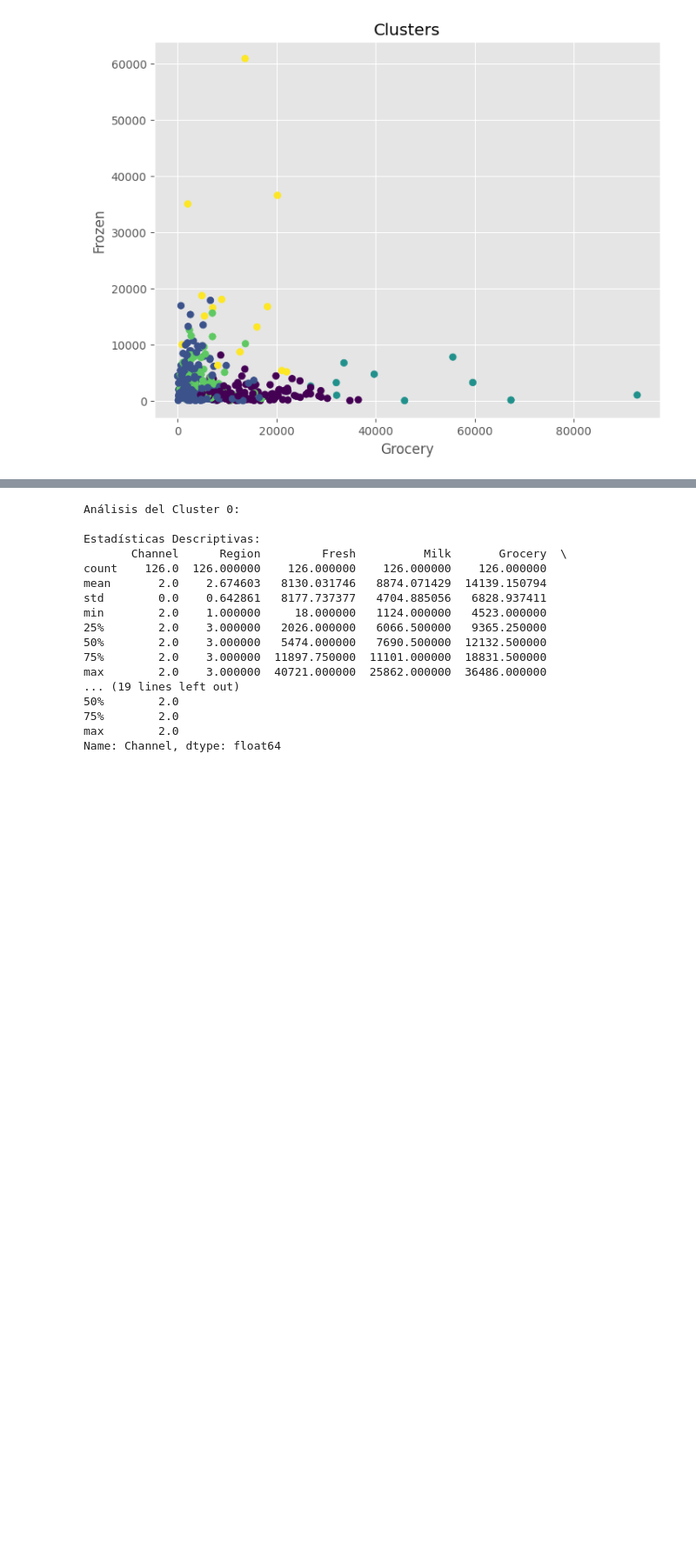
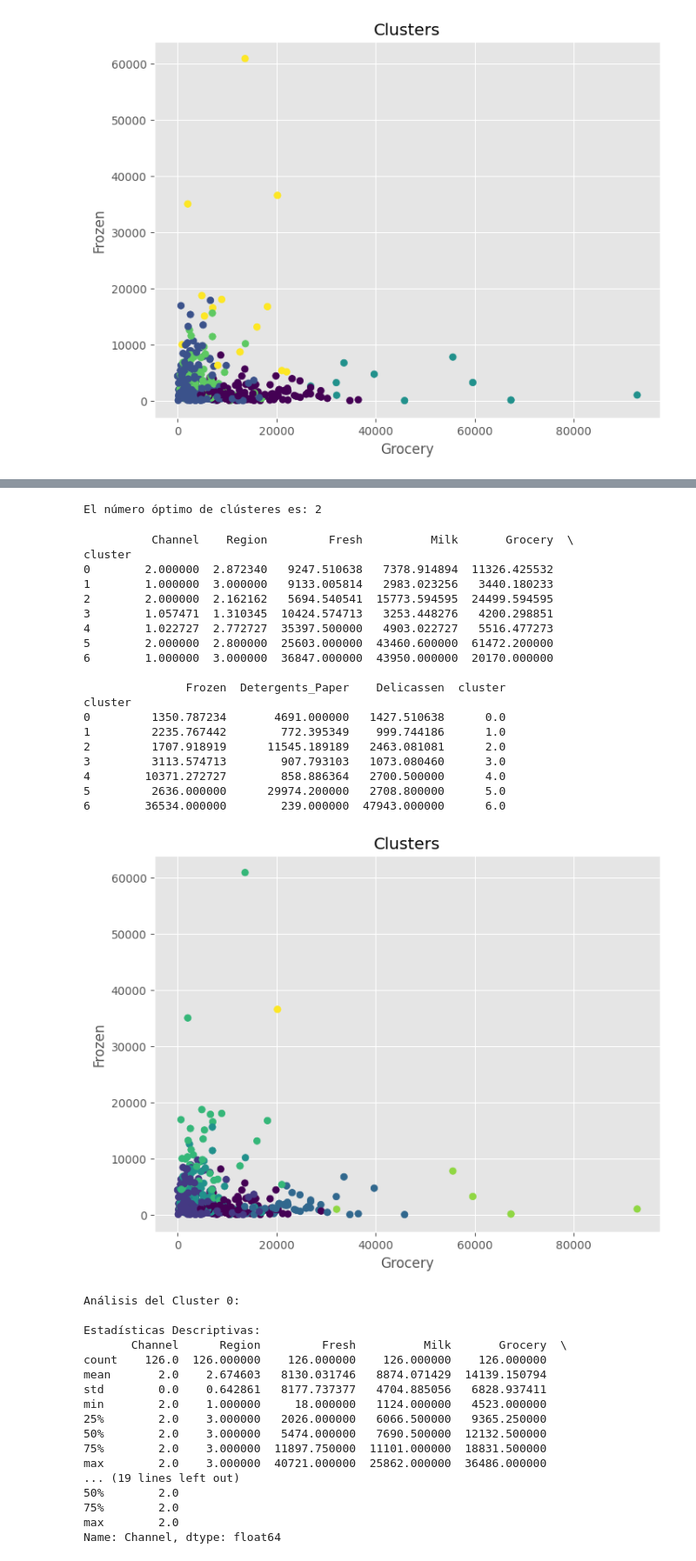
Before and after one commit to Cristian-Rojas2/TalentoTech, a Jupyter notebook: Copia_de_Componentes_principales_y_clustersCR.ipynb, the cells around one changed output, grey strips where cells are left out. Shown at 87% size. Cells and saved outputs as stored; diff of their text form; code cells hidden in the pictures; blank space fills up the shorter version.

```diff
--- a/Copia_de_Componentes_principales_y_clustersCR.ipynb
+++ b/Copia_de_Componentes_principales_y_clustersCR.ipynb
@@ -250,3 +315,67 @@ cluster
+# %%
+optimal_num_clusters = results_df['num_clusters'][results_df['calinski_harabasz'].idxmax()]
+print(f"El número óptimo de clústeres es: {optimal_num_clusters}")
+# %% [output]
+El número óptimo de clústeres es: 2
+# %%
+from sklearn.cluster import KMeans
+from sklearn.preprocessing import StandardScaler
+
+# Seleccionar las columnas relevantes para el clustering
+X = df[['Channel', 'Region', 'Fresh', 'Milk', 'Grocery', 'Frozen', 'Detergents_Paper', 'Delicassen']]
+
+# Escalar los datos para que todas las variables tengan la misma importancia
+scaler = StandardScaler()
+X_scaled = scaler.fit_transform(X)
+
+# Elegir el número de clusters (puedes ajustar este valor)
+n_clusters = 7   #Técnica de codo, método de la  silueta.
+
+# Crear el modelo KMeans
+kmeans = KMeans(n_clusters=n_clusters, random_state=42)
+
+# Entrenar el modelo con los datos escalados
+kmeans.fit(X_scaled)
+
+# Asignar las etiquetas de cluster a los datos
+datosorginal=df
+df['cluster'] = kmeans.labels_
+
+# Calculate the mean for only numeric columns
+numeric_cols = df.select_dtypes(include=np.number).columns
+cluster_means = df.groupby('cluster')[numeric_cols].mean()  # Select numeric columns for mean calculation
+
+# Mostrar los resultados
+print(cluster_means)
+
+# Visualizar los clusters (ejemplo con dos variables)
+plt.figure(figsize=(8, 6))
+plt.scatter(df['Grocery'], df['Frozen'], c=df['cluster'], cmap='viridis')
+plt.xlabel('Grocery')
+plt.ylabel('Frozen')
+plt.title('Clusters')
+plt.show()
+# %% [output]
+          Channel    Region         Fresh          Milk       Grocery  \
+cluster
+0        2.000000  2.872340   9247.510638   7378.914894  11326.425532
+1        1.000000  3.000000   9133.005814   2983.023256   3440.180233
+2        2.000000  2.162162   5694.540541  15773.594595  24499.594595
+3        1.057471  1.310345  10424.574713   3253.448276   4200.298851
+4        1.022727  2.772727  35397.500000   4903.022727   5516.477273
+5        2.000000  2.800000  25603.000000  43460.600000  61472.200000
+6        1.000000  3.000000  36847.000000  43950.000000  20170.000000
+
+               Frozen  Detergents_Paper    Delicassen  cluster
+cluster
+0         1350.787234       4691.000000   1427.510638      0.0
+1         2235.767442        772.395349    999.744186      1.0
+2         1707.918919      11545.189189   2463.081081      2.0
+3         3113.574713        907.793103   1073.080460      3.0
+4        10371.272727        858.886364   2700.500000      4.0
+5         2636.000000      29974.200000   2708.800000      5.0
+6        36534.000000        239.000000  47943.000000      6.0
+[figure, added]
 # %%
 # Analizar cada cluster por separado
 for cluster_num in range(n_clusters):
```
Also changed, not shown: parts of 4 cells of this notebook.
